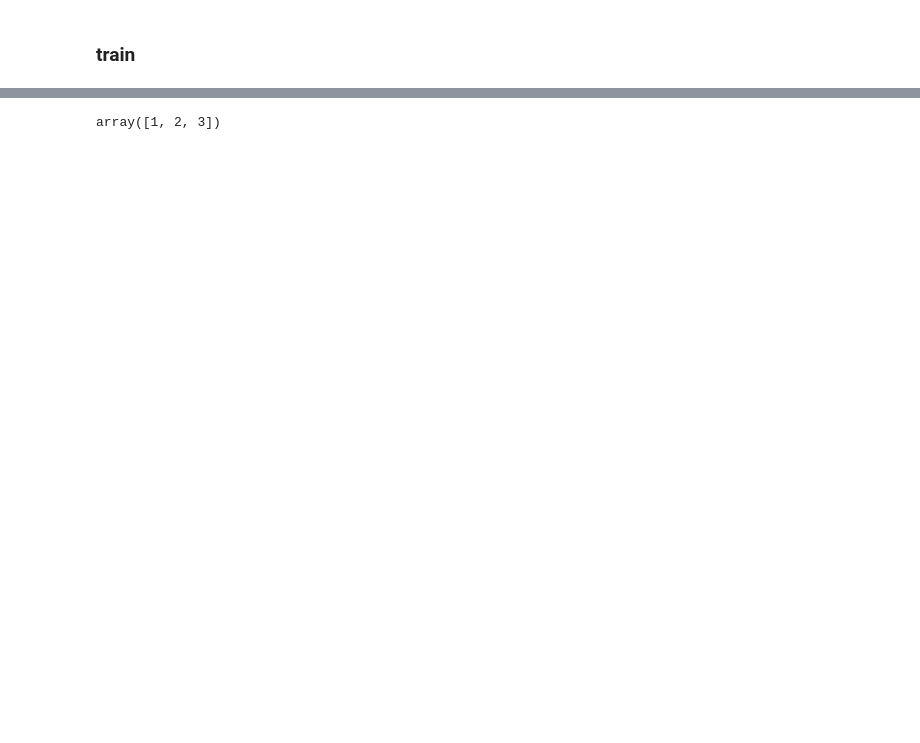
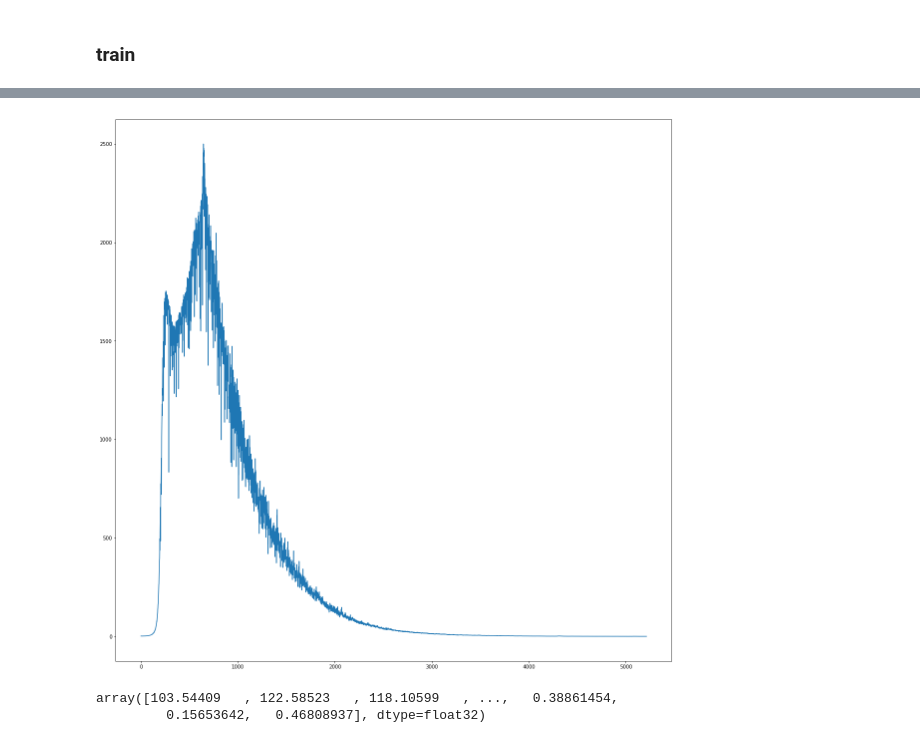
Before and after one commit to LittleLittleCloud/sentence-generator, a Jupyter notebook: train.ipynb, the cells around one changed output, grey strips where cells are left out. Saved outputs shown, nothing was run; the diff lists cells and outputs as text; code cells hidden in the pictures; blank space fills up the shorter version.

```diff
--- a/train.ipynb
+++ b/train.ipynb
@@ -122,7 +143,17 @@ Parking FREE Parking : reach the shopping lot of Dock 52 parking lot so , it 's
 # %%
 a=[1,2,3]
 np.save('a.npy',a)
-# %%
-np.load('a.npy')
-# %% [output]
-array([1, 2, 3])
+# %%
+a=np.load('kld.npy')
+# %%
+import matplotlib.pyplot as plt
+plt.figure(figsize=(20,20))
+plt.plot(np.arange(len(a)),a)
+plt.show()
+# %% [output]
+[figure, added]
+# %%
+a
+# %% [output]
+array([103.54409   , 122.58523   , 118.10599   , ...,   0.38861454,
+         0.15653642,   0.46808937], dtype=float32)
```
Also changed, not shown: parts of 7 cells of this notebook, 1 other file.
